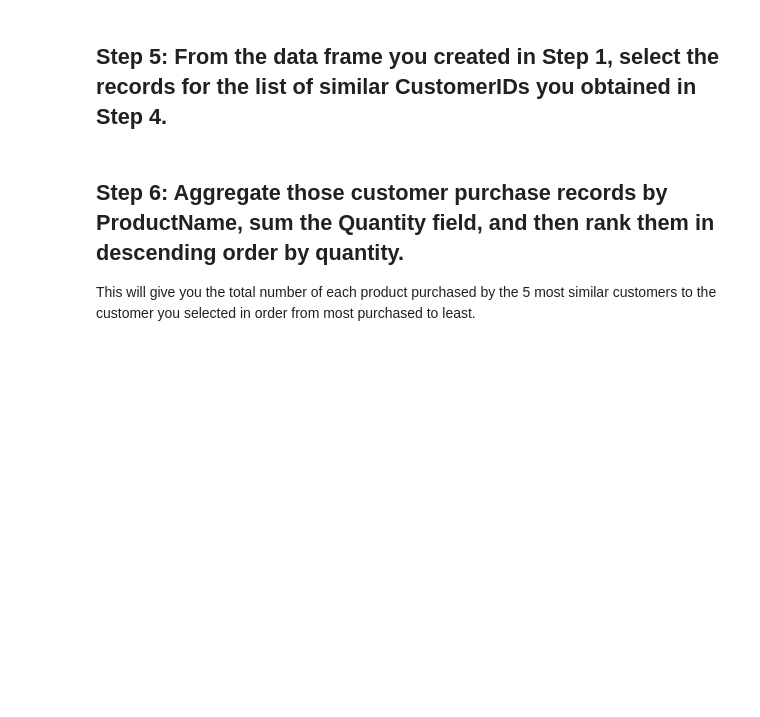
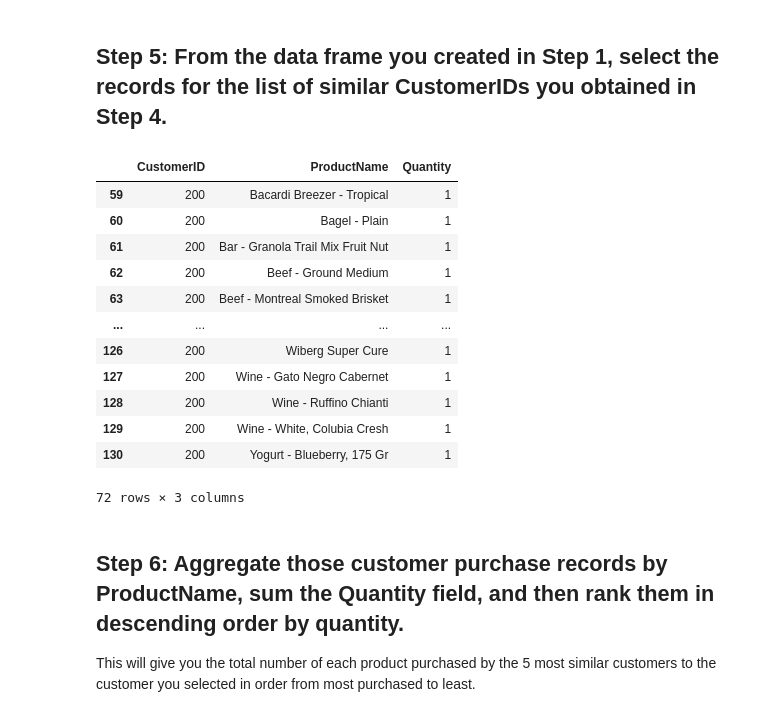
Before and after one commit to jdediegoAb/dataptmad0522_labs, a Jupyter notebook: extra-work/m2/lab-intro-recommender-systems/your-code/main.ipynb, the cells around one changed output. Cells and saved outputs as stored; diff of their text form; code cells hidden in the pictures; blank space fills up the shorter version.

```diff
--- a/extra-work/m2/lab-intro-recommender-systems/your-code/main.ipynb
+++ b/extra-work/m2/lab-intro-recommender-systems/your-code/main.ipynb
@@ -120,2 +145,6 @@ euclid_dist_nor
 # %% [markdown]
 ## Step 4: Check your results by generating a list of the top 5 most similar customers for a specific CustomerID.
+# %%
+df5=euclid_dist_norm[200].sort_values(ascending=False).head() #generar una función para meter cualquier ID
+dfIDtop5=pd.DataFrame(df5)
+dfIDtop5
@@ -122,5 +159,24 @@ euclid_dist_nor
 # %% [markdown]
 ## Step 5: From the data frame you created in Step 1, select the records for the list of similar CustomerIDs you obtained in Step 4.
+# %%
+list1 = list(dfIDtop5.index)
+list1
+recordlist= df1[df1['CustomerID'] == list1[0]]
+recordlist
+# %% [output]
+|  | CustomerID | ProductName | Quantity |
+| 59 | 200 | Bacardi Breezer - Tropical | 1 |
+| 60 | 200 | Bagel - Plain | 1 |
+| 61 | 200 | Bar - Granola Trail Mix Fruit Nut | 1 |
+| 62 | 200 | Beef - Ground Medium | 1 |
+| 63 | 200 | Beef - Montreal Smoked Brisket | 1 |
+| ... | ... | ... | ... |
+| 126 | 200 | Wiberg Super Cure | 1 |
+| 127 | 200 | Wine - Gato Negro Cabernet | 1 |
+| 128 | 200 | Wine - Ruffino Chianti | 1 |
+| 129 | 200 | Wine - White, Colubia Cresh | 1 |
+| 130 | 200 | Yogurt - Blueberry, 175 Gr | 1 |
+72 rows × 3 columns
 # %% [markdown]
 ## Step 6: Aggregate those customer purchase records by ProductName, sum the Quantity field, and then rank them in descending order by quantity.
 
```
Also changed, not shown: parts of 12 cells of this notebook.
